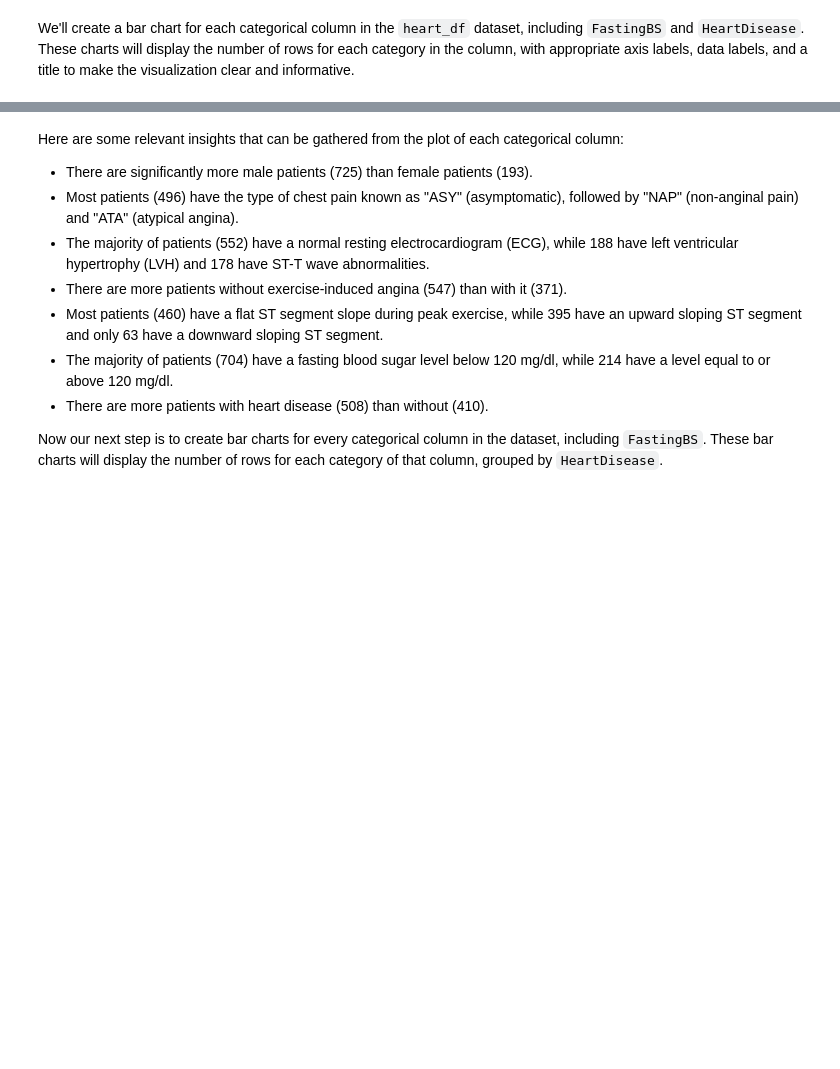
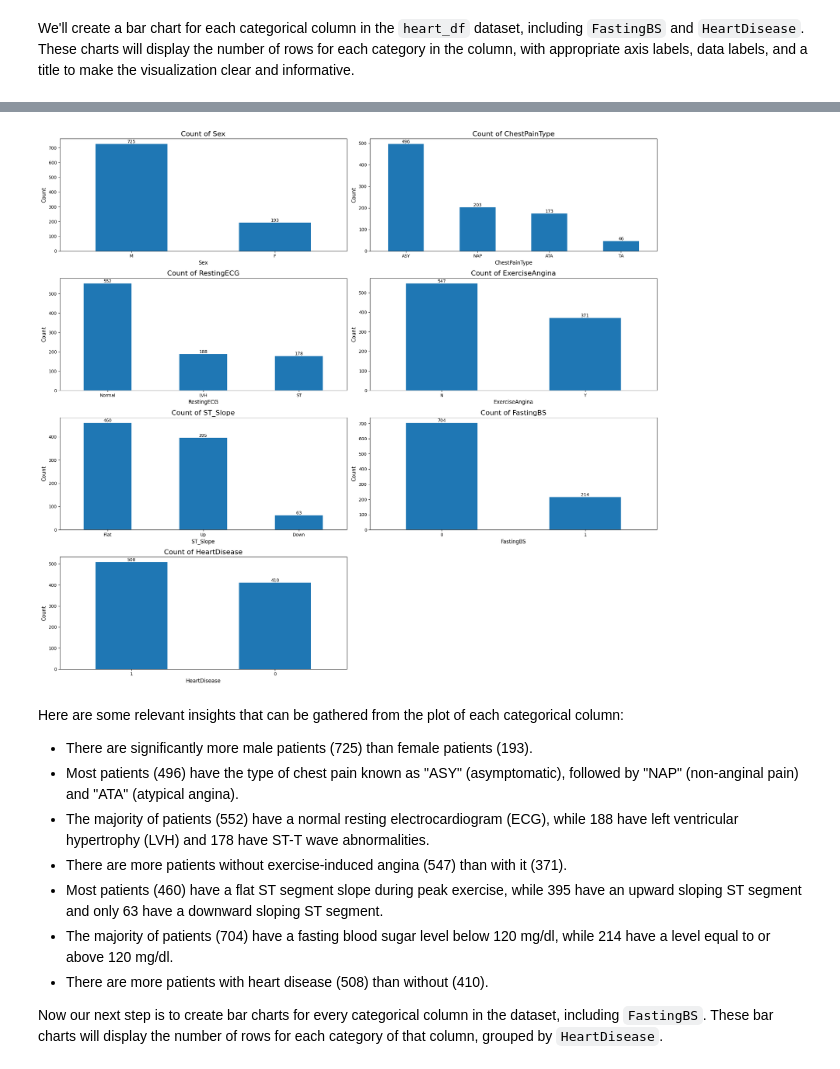
Before and after one commit to MuhammadAwon/datascience-projects, a Jupyter notebook: Projects/predicting-heart-disease/heart-disease.ipynb, the cells around one changed output, grey strips where cells are left out. Cells and saved outputs as stored; diff of their text form; code cells hidden in the pictures; blank space fills up the shorter version.

Commit message:
Complete predicting heart disease

```diff
--- a/Projects/predicting-heart-disease/heart-disease.ipynb
+++ b/Projects/predicting-heart-disease/heart-disease.ipynb
@@ -166,3 +140,47 @@ for col in cat_cols:
+# %%
+# Create a list of categorical columns
+cat_cols = ['Sex', 'ChestPainType', 'RestingECG', 'ExerciseAngina', 'ST_Slope', 'FastingBS', 'HeartDisease']
+
+# Define number of rows and columns for the subplots
+num_rows = 4
+num_cols = 2
+
+# Set up the subplots
+fig, axes = plt.subplots(nrows=num_rows, ncols=num_cols, figsize=(20,18))
+
+# Loop over each categorical column to create a bar plot
+for i, col in enumerate(cat_cols):
+    # Calculate the row and column index for the current subplot
+    row_idx = i // num_cols
+    col_idx = i % num_cols
+
+    # Count the number of rows for each category in the column (frequency distribution)
+    counts = heart_df[col].value_counts()
+
+    # Create a bar plot of the counts in the current subplot
+    ax = counts.plot(kind='bar', rot=0, color='#1f77b4', ax=axes[row_idx, col_idx])
+
+    # Add labels for the x and y axes
+    ax.set_xlabel(col, size=12)
+    ax.set_ylabel('Count', size=12)
+
+    # Add a title for the plot
+    ax.set_title(f'Count of {col}', size=16)
+
+    # Add data labels to the bars
+    for i in ax.containers:
+        ax.bar_label(i, label_type='edge')
+
+# If there are not enough columns to fill in the last row, create a blank plot
+if len(cat_cols) % num_cols != 0:
+    blank_ax = axes[num_rows-1, num_cols-1]
+    blank_ax.axis('off')
+
+# Adjust the spacing between subplots
+fig.tight_layout()
+plt.show()
+# %% [output]
+[figure, added]
 # %% [markdown]
 Here are some relevant insights that can be gathered from the plot of each categorical column:
 
```
Also changed, not shown: parts of 31 cells of this notebook.
